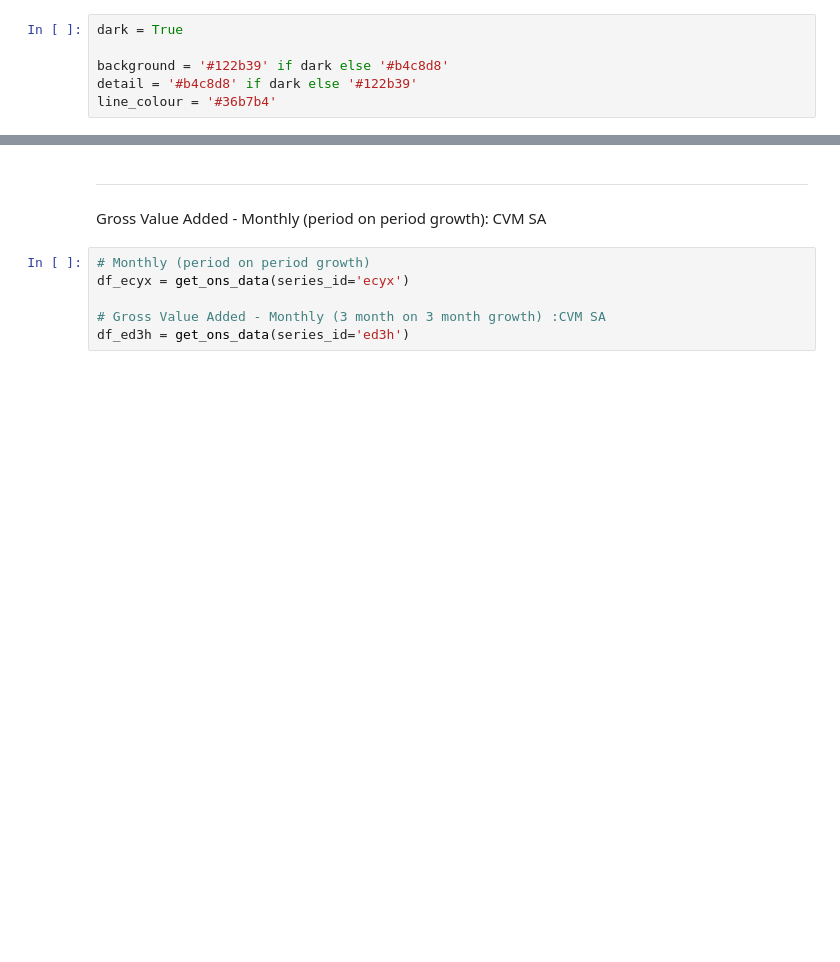
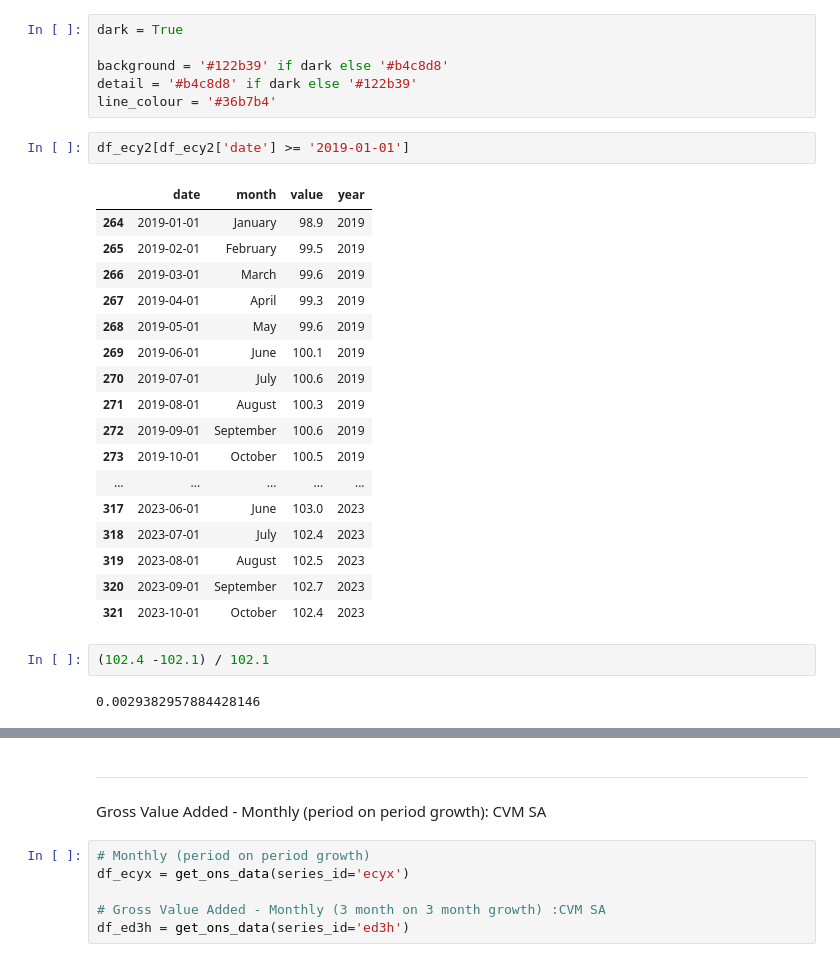
Before and after one commit to jhellingsdata/RADataHub, a Jupyter notebook: ChartOfTheDay/templates/gdp/UK_chart_builder.ipynb, the cells around one changed output, grey strips where cells are left out. Drawn from its saved outputs; the diff is of its cells as text; blank space fills up the shorter version.

```diff
--- a/ChartOfTheDay/templates/gdp/UK_chart_builder.ipynb
+++ b/ChartOfTheDay/templates/gdp/UK_chart_builder.ipynb
@@ -48,6 +54,30 @@ dark = True
 background = '#122b39' if dark else '#b4c8d8'
 detail = '#b4c8d8' if dark else '#122b39'
 line_colour = '#36b7b4'
+# %%
+df_ecy2[df_ecy2['date'] >= '2019-01-01']
+# %% [output]
+|  | date | month | value | year |
+| 264 | 2019-01-01 | January | 98.9 | 2019 |
+| 265 | 2019-02-01 | February | 99.5 | 2019 |
+| 266 | 2019-03-01 | March | 99.6 | 2019 |
+| 267 | 2019-04-01 | April | 99.3 | 2019 |
+| 268 | 2019-05-01 | May | 99.6 | 2019 |
+| 269 | 2019-06-01 | June | 100.1 | 2019 |
+| 270 | 2019-07-01 | July | 100.6 | 2019 |
+| 271 | 2019-08-01 | August | 100.3 | 2019 |
+| 272 | 2019-09-01 | September | 100.6 | 2019 |
+| 273 | 2019-10-01 | October | 100.5 | 2019 |
+| ... | ... | ... | ... | ... |
+| 317 | 2023-06-01 | June | 103.0 | 2023 |
+| 318 | 2023-07-01 | July | 102.4 | 2023 |
+| 319 | 2023-08-01 | August | 102.5 | 2023 |
+| 320 | 2023-09-01 | September | 102.7 | 2023 |
+| 321 | 2023-10-01 | October | 102.4 | 2023 |
+# %%
+(102.4 -102.1) / 102.1
+# %% [output]
+0.0029382957884428146
 # %%
 # create chart using Altair
 
```
Also changed, not shown: parts of 12 cells of this notebook, 2 other files.
